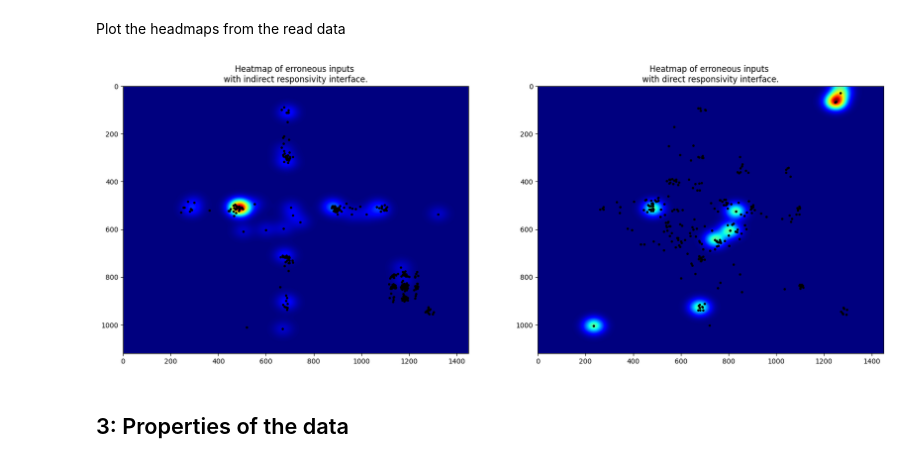
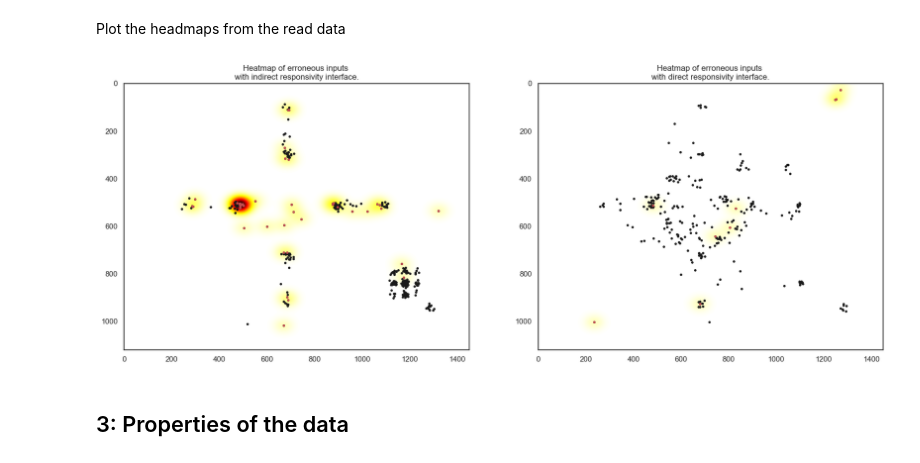
Before and after one commit to AlexLike/FlexStudio, a Jupyter notebook: study/statistical_analysis.ipynb, the cells around one changed output. Cells and saved outputs as stored; diff of their text form; code cells hidden in the pictures.

```diff
--- a/study/statistical_analysis.ipynb
+++ b/study/statistical_analysis.ipynb
@@ -15,8 +17,14 @@ import numpy as np
 import matplotlib.pyplot as plt
 import matplotlib.cm as cm
 import pandas as pd
+import seaborn as sns
 from scipy.ndimage import gaussian_filter
 from scipy import stats
+from statannotations.Annotator import Annotator
+
+sns.set_theme()
+sns.set_style("white")
+sns.set_palette("muted")
 # %% [markdown]
 Data reading and preparation
 # %%
@@ -109,33 +117,39 @@ Plot the headmaps from the read data
 # %%
 def heatmap(err, sigma, bins = 1000):
     heatmap, xedges, yedges = np.histogram2d(err[0], err[1], bins=bins, range=[[0,1450],[0,1120]])
     heatmap = gaussian_filter(heatmap, sigma=sigma)
 
     extent = [xedges[0], xedges[-1], yedges[0], yedges[-1]]
     return heatmap.T, extent
 
 plt.figure(figsize=(20,40))
 s = 20
 
+hMap1, extent1 = heatmap(indirect_err, s)
+hMap2, extent2 = heatmap(direct_err, s)
+vmin = min(hMap1.min(), hMap2.min())
+vmax = max(hMap1.max(), hMap2.max())
+
 #Heatmap of indirect variant
 plt.subplot(221)
 plt.plot(indirect_tap[0], indirect_tap[1], 'k.', markersize=5)
-hMap1, extent1 = heatmap(indirect_err, s)
-plt.imshow(hMap1, extent=extent1, origin='lower', cmap=cm.jet)
+plt.plot(indirect_err[0], indirect_err[1], 'r.', markersize=5)
+plt.imshow(hMap1, extent=extent1, origin='lower', cmap=cm.hot_r, vmin=vmin, vmax=vmax)
 plt.title("Heatmap of erroneous inputs \nwith indirect responsivity interface.")
 plt.gca().invert_yaxis()
 
 #Heatmap of direct variant
 plt.subplot(222)
 plt.plot(direct_tap[0], direct_tap[1], 'k.', markersize=5)
-hMap2, extent2 = heatmap(direct_err, s)
-plt.imshow(hMap2, extent=extent2, origin='lower', cmap=cm.jet)
+plt.plot(direct_err[0], direct_err[1], 'r.', markersize=5)
+plt.imshow(hMap2, extent=extent2, origin='lower', cmap=cm.hot_r, vmin=vmin, vmax=vmax)
 plt.title("Heatmap of erroneous inputs \nwith direct responsivity interface.")
 plt.gca().invert_yaxis()
 
+# plt.savefig("heatmaps.pdf")
 plt.show()
 # %% [output]
-[figure, old version]
+[figure, new version]
 # %% [markdown]
 ## 3: Properties of the data
 # %% [markdown]
```
Also changed, not shown: parts of 4 cells of this notebook.
